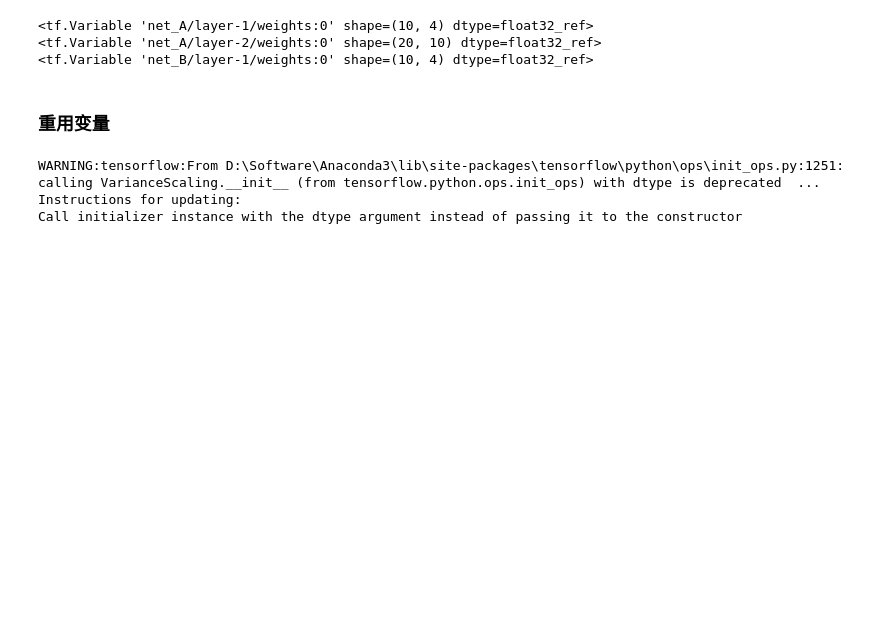
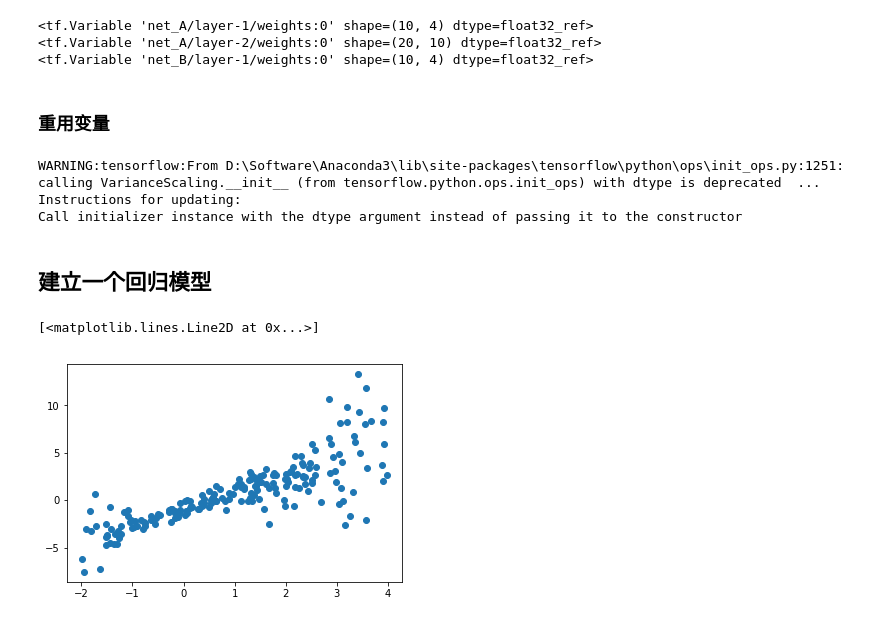
Before and after one commit to zhiwei-Feng/Python-Machine-Learning-Notebooks, a Jupyter notebook: Chapter14/chapter14.ipynb, the cells around one changed output. Cells and saved outputs as stored; diff of their text form; code cells hidden in the pictures; blank space fills up the shorter version.

```diff
--- a/Chapter14/chapter14.ipynb
+++ b/Chapter14/chapter14.ipynb
@@ -244,3 +245,5 @@ with g.as_default():
     with tf.variable_scope('classifier', reuse=True):
         # reuse the classifier for generated data
         cls_out2 = build_classifier(data=gen_out1[1], labels=tf.zeros(shape=batch_size))
+# %% [markdown]
+## 建立一个回归模型
@@ -246,0 +270,18 @@ with g.as_default():
+# %%
+# create a random toy dataset for regression
+import matplotlib.pyplot as plt
+np.random.seed(123)
+
+def make_random_data():
+    x = np.random.uniform(low=-2, high=4, size=200)
+    y = []
+    for t in x:
+        r = np.random.normal(loc=0.0, scale=(0.5 + t*t/3), size=None)
+        y.append(r)
+    return x, 1.726*x - 0.84 + np.array(y)
+
+x, y = make_random_data()
+plt.plot(x, y, 'o')
+# %% [output]
+[<matplotlib.lines.Line2D at 0x...>]
+[figure, added]
```
Also changed, not shown: parts of 5 cells of this notebook.
